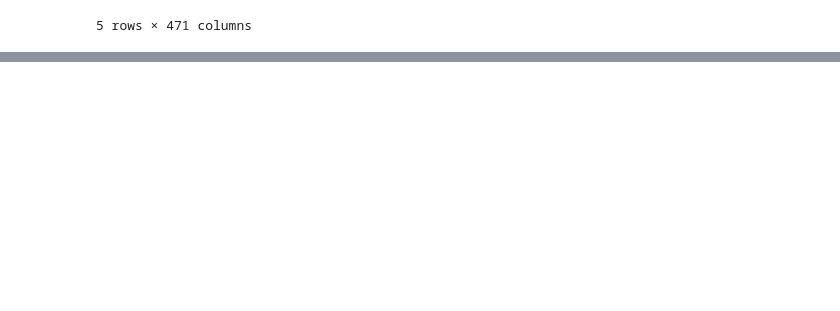
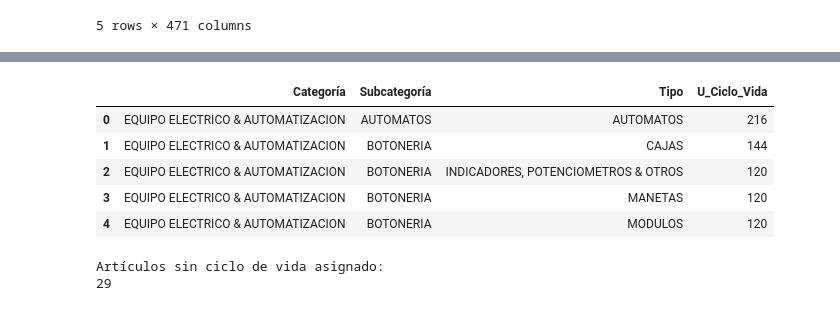
Before and after one commit to choppeb7/Tesis-Master-AI, a Jupyter notebook: Notebook_desarrollo.ipynb, the cells around one changed output, grey strips where cells are left out. Saved outputs shown, nothing was run; the diff lists cells and outputs as text; code cells hidden in the pictures; blank space fills up the shorter version.

```diff
--- a/Notebook_desarrollo.ipynb
+++ b/Notebook_desarrollo.ipynb
@@ -345,0 +674,26 @@ df.to_csv(ruta_query_sap)
+# %%
+# ============================================================
+# CONSERVAR SOLO LAS COLUMNAS DE CLASIFICACIÓN Y CICLO DE VIDA
+# ============================================================
+# La parametrización NO está por código de artículo.
+# Está por combinación:
+# Categoría CI + Subcategoría CI + Tipo CI
+
+columnas_merge = [
+    "Categoría",
+    "Subcategoría",
+    "Tipo"
+]
+
+df_ciclo_vida = df_ciclo_vida[
+    columnas_merge + ["U_Ciclo_Vida"]
+].drop_duplicates(subset=columnas_merge)
+
+df_ciclo_vida.head(5)
+# %% [output]
+|  | Categoría | Subcategoría | Tipo | U_Ciclo_Vida |
+| 0 | EQUIPO ELECTRICO & AUTOMATIZACION | AUTOMATOS | AUTOMATOS | 216 |
+| 1 | EQUIPO ELECTRICO & AUTOMATIZACION | BOTONERIA | CAJAS | 144 |
+| 2 | EQUIPO ELECTRICO & AUTOMATIZACION | BOTONERIA | INDICADORES, POTENCIOMETROS & OTROS | 120 |
+| 3 | EQUIPO ELECTRICO & AUTOMATIZACION | BOTONERIA | MANETAS | 120 |
+| 4 | EQUIPO ELECTRICO & AUTOMATIZACION | BOTONERIA | MODULOS | 120 |
@@ -345,0 +707,21 @@ df.to_csv(ruta_query_sap)
+# %%
+# ============================================================
+# MERGE FINAL
+# ============================================================
+
+df_OITM_Ventas = df_OITM_Ventas.merge(
+    df_ciclo_vida,
+    on=columnas_merge,
+    how="left"
+)
+
+
+# ============================================================
+# VALIDACIÓN RÁPIDA
+# ============================================================
+
+print("Artículos sin ciclo de vida asignado:")
+print(df_OITM_Ventas["U_Ciclo_Vida"].isna().sum())
+# %% [output]
+Artículos sin ciclo de vida asignado:
+29
```
Also changed, not shown: parts of 15 cells of this notebook, 1 other file.
